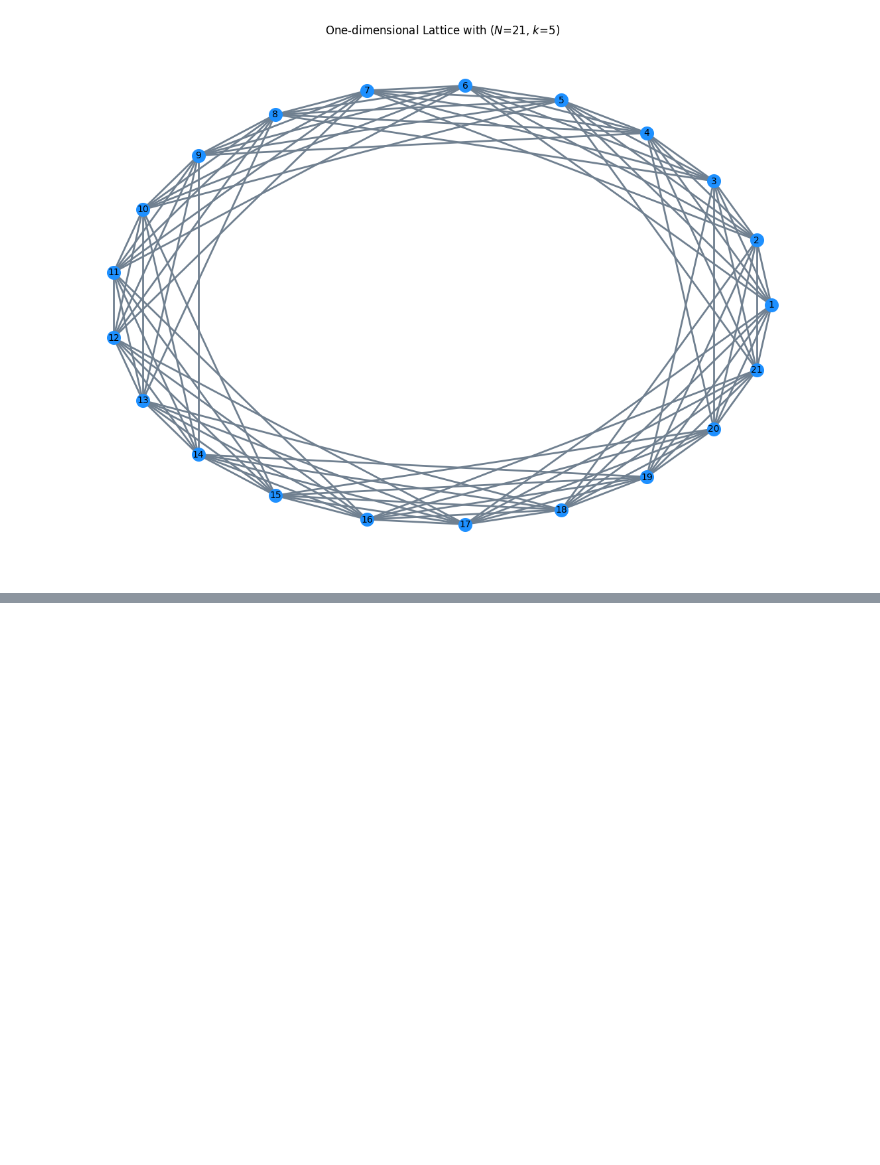
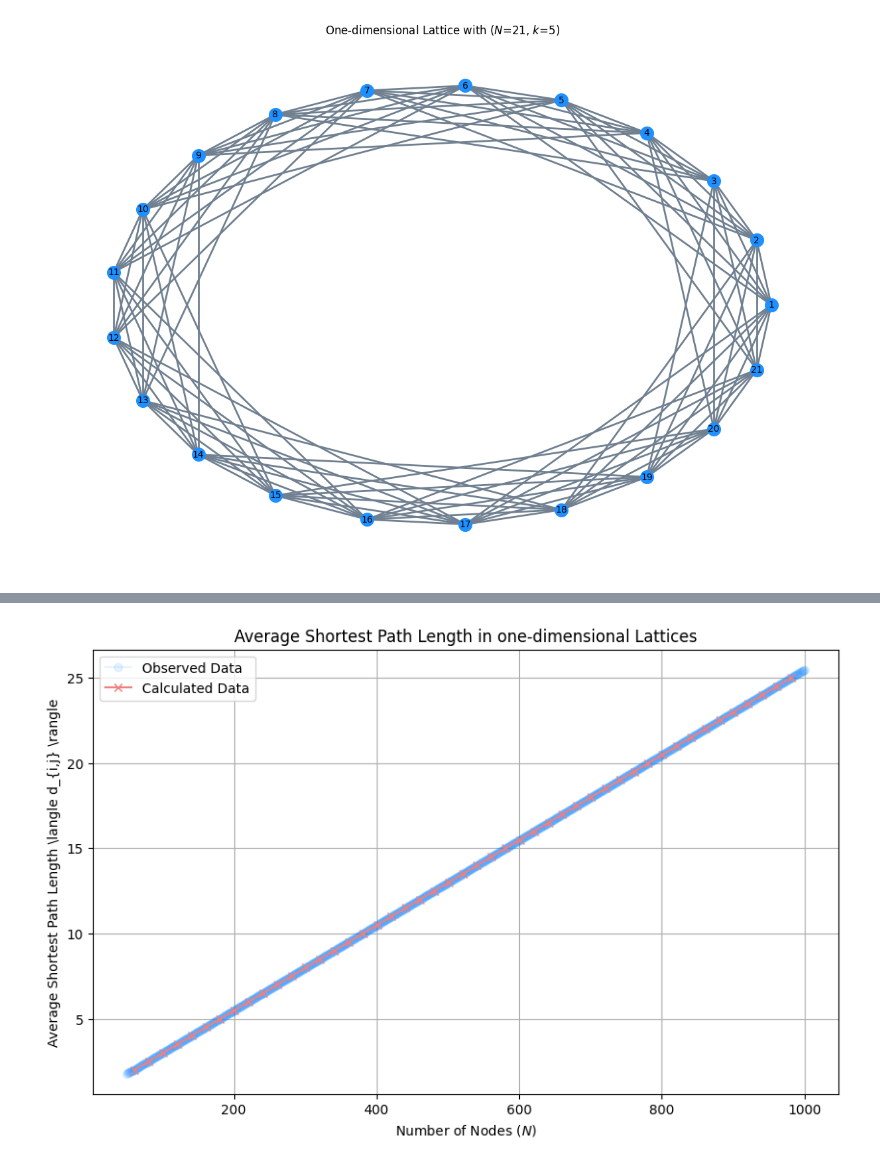
Before and after one commit to HuberNicolas/network-science-uzh, a Jupyter notebook: assignment-2/Assignment_02.ipynb, the cells around one changed output, grey strips where cells are left out. Cells and saved outputs as stored; diff of their text form; code cells hidden in the pictures; blank space fills up the shorter version.

Commit message:
average shortest path for one-dim lattice

```diff
--- a/assignment-2/Assignment_02.ipynb
+++ b/assignment-2/Assignment_02.ipynb
@@ -319,0 +325,40 @@ plt.show()
+# %%
+k = 10
+
+N = range(50, 1001, 1)
+# %%
+avg_shortest_paths = []
+# %%
+# Create a loading bar using tqdm
+for n in tqdm(N, desc="Calculating Average Shortest Paths"):
+    lattice = generate_one_dim_lattice(N=n, k=k)
+
+    # Calculate the average shortest path
+    avg_shortest_path = nx.average_shortest_path_length(G=lattice)
+    avg_shortest_paths.append(avg_shortest_path)
+# %%
+# Calculate the values with the formula from assignment 1
+calculated_avg_nodes = []
+calculated_avg_distances = []
+
+for i, avg_shortest_path in enumerate(avg_shortest_paths):
+    n = i+50
+    if (n % 2 != 0) and ((n - 1) / (2 * k)).is_integer():
+        d = (n-1 + 2*k) / (4*k)
+        calculated_avg_nodes.append(n)
+        calculated_avg_distances.append(d)
+# %%
+plt.figure(figsize=(10, 6))
+plt.plot(N, avg_shortest_paths, marker="o", linestyle="-", color=COLOR_BLUE, label='Observed Data', alpha=0.1)
+plt.plot(calculated_avg_nodes, calculated_avg_distances, marker='x', linestyle='-', color=COLOR_RED, label='Calculated Data', alpha=1.0)
+plt.title("Average Shortest Path Length in one-dimensional Lattices")
+plt.xlabel(r"Number of Nodes ($N$)")
+plt.ylabel(r"Average Shortest Path Length \langle d_{i,j} \rangle")
+plt.legend()
+plt.grid(True)
+file_name = f"average_shortest_path_one_dim_lattice.png"
+complete_plot_filename = os.path.join(OUTPUT_PATH_WS, file_name)
+plt.savefig(complete_plot_filename)
+plt.show()
+# %% [output]
+[figure, added]
```
Also changed, not shown: parts of 6 cells of this notebook, 1 other file.
